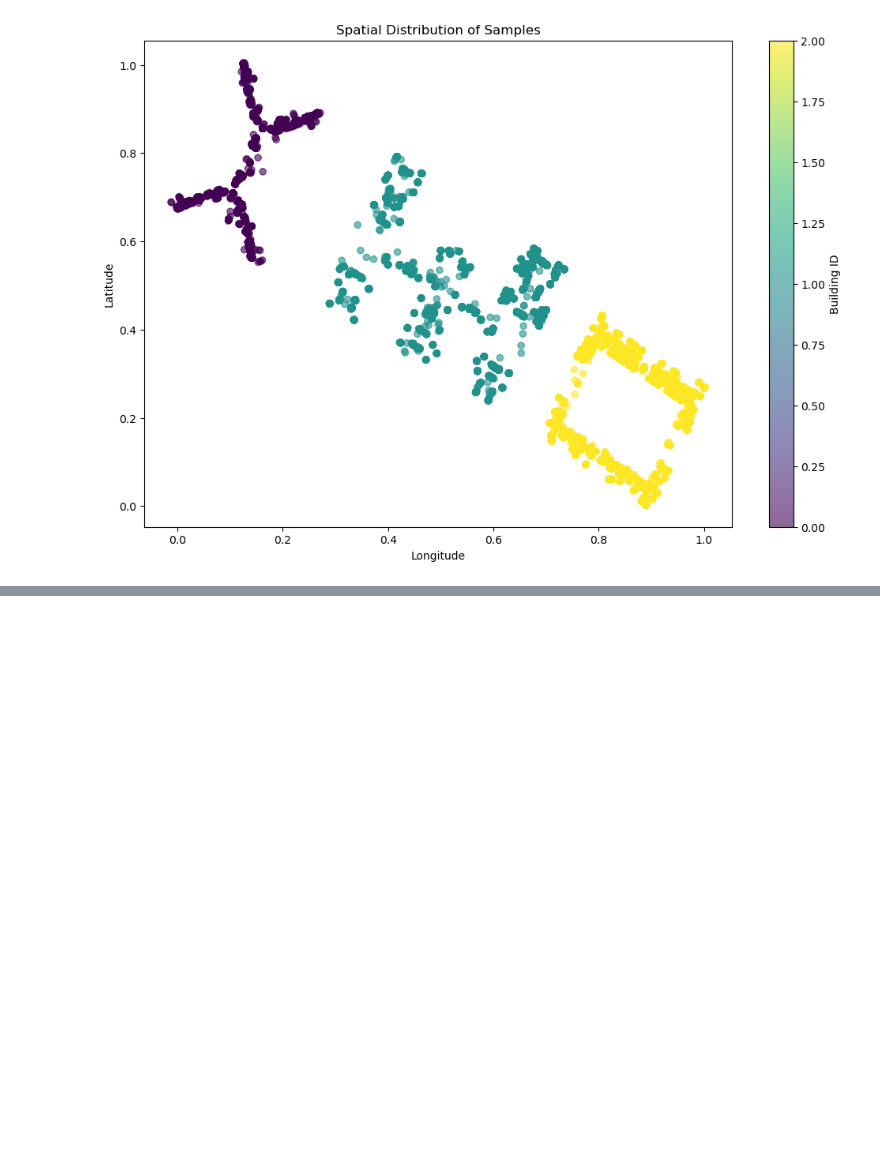
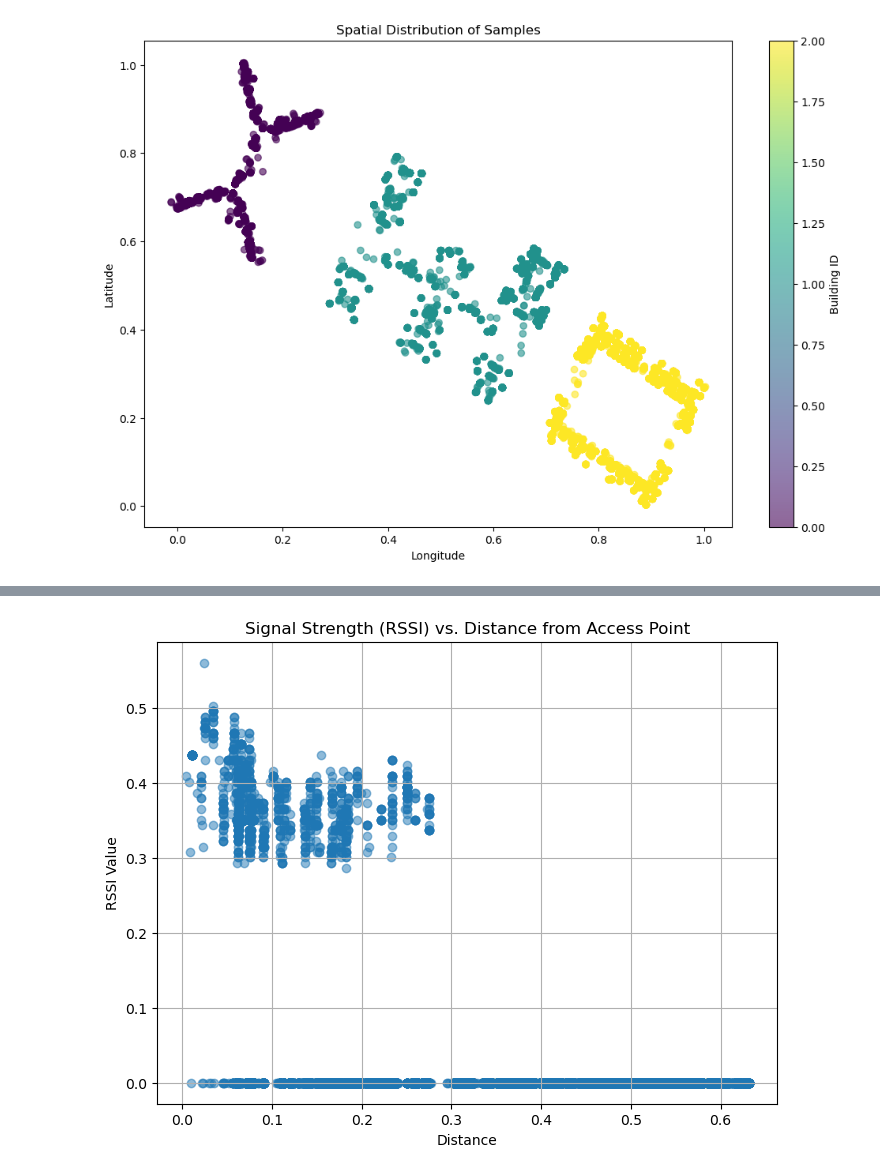
Before and after one commit to SaraAlameen82/MLProject, a Jupyter notebook: ML_project.ipynb, the cells around one changed output, grey strips where cells are left out. Drawn from its saved outputs; the diff is of its cells as text; code cells hidden in the pictures; blank space fills up the shorter version.

```diff
--- a/ML_project.ipynb
+++ b/ML_project.ipynb
@@ -363,0 +399,15 @@ plt.show()
+# %%
+# Calculate distance from a hypothetical access point at (0.5, 0.5)
+access_point = (0.5, 0.5)  # Hypothetical access point coordinates
+df['DISTANCE'] = np.sqrt((df['LATITUDE'] - access_point[0])**2 + (df['LONGITUDE'] - access_point[1])**2)
+
+# Plot RSSI vs. Distance
+plt.figure(figsize=(8, 6))
+plt.scatter(df['DISTANCE'], df['WAP016'], alpha=0.5)
+plt.ylabel('RSSI Value')
+plt.xlabel('Distance')
+plt.title('Signal Strength (RSSI) vs. Distance from Access Point')
+plt.grid(True)
+plt.show()
+# %% [output]
+[figure, added]
```
Also changed, not shown: parts of 4 cells of this notebook.
